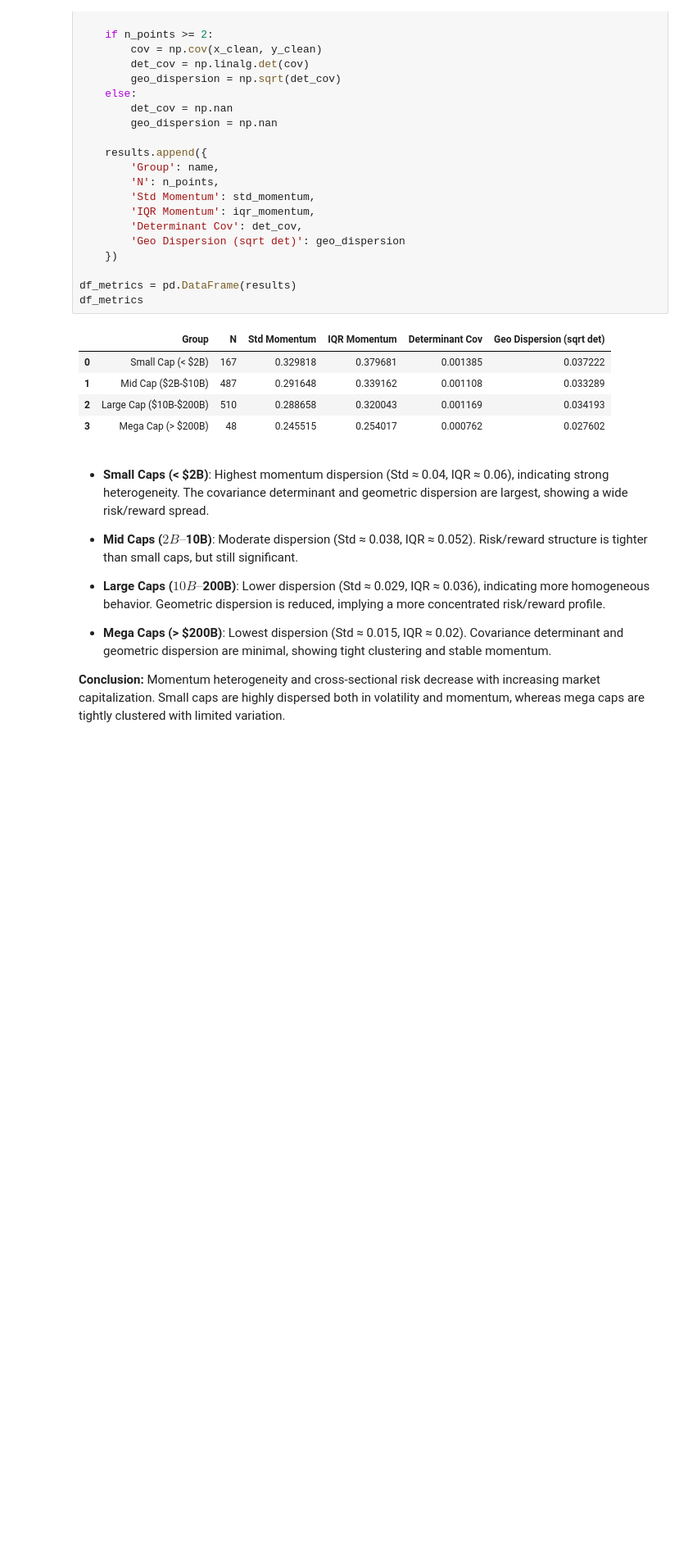
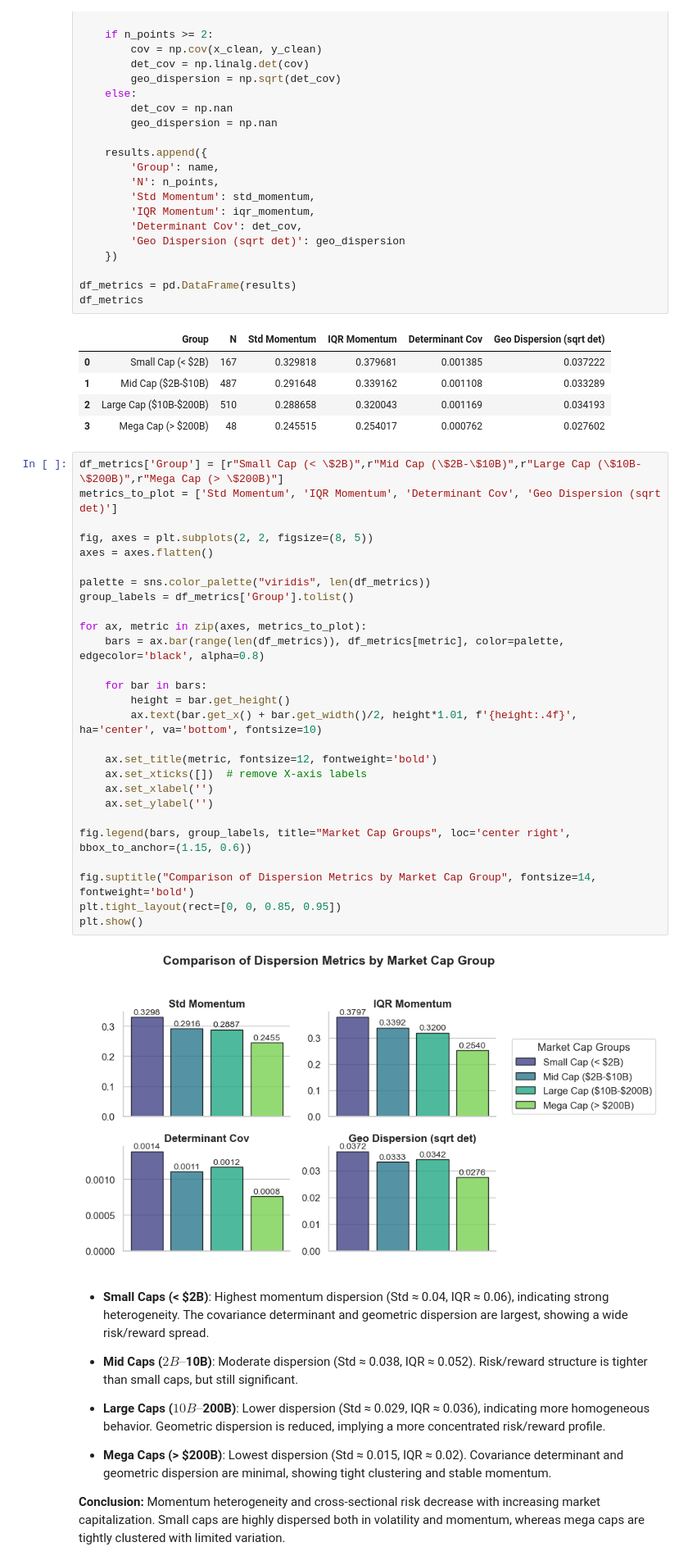
Before and after one commit to mb69-code/Projet_Data_Finance, a Jupyter notebook: Scripts/eda.ipynb, the cells around one changed output. Shown at 82% size. Cells and saved outputs as stored; diff of their text form; blank space fills up the shorter version.

```diff
--- a/Scripts/eda.ipynb
+++ b/Scripts/eda.ipynb
@@ -513,6 +513,35 @@ df_metrics
 | 1 | Mid Cap ($2B-$10B) | 487 | 0.291648 | 0.339162 | 0.001108 | 0.033289 |
 | 2 | Large Cap ($10B-$200B) | 510 | 0.288658 | 0.320043 | 0.001169 | 0.034193 |
 | 3 | Mega Cap (> $200B) | 48 | 0.245515 | 0.254017 | 0.000762 | 0.027602 |
+# %%
+df_metrics['Group'] = [r"Small Cap (< \$2B)",r"Mid Cap (\$2B-\$10B)",r"Large Cap (\$10B-\$200B)",r"Mega Cap (> \$200B)"]
+metrics_to_plot = ['Std Momentum', 'IQR Momentum', 'Determinant Cov', 'Geo Dispersion (sqrt det)']
+
+fig, axes = plt.subplots(2, 2, figsize=(8, 5))
+axes = axes.flatten()
+
+palette = sns.color_palette("viridis", len(df_metrics))
+group_labels = df_metrics['Group'].tolist()
+
+for ax, metric in zip(axes, metrics_to_plot):
+    bars = ax.bar(range(len(df_metrics)), df_metrics[metric], color=palette, edgecolor='black', alpha=0.8)
+
+    for bar in bars:
+        height = bar.get_height()
+        ax.text(bar.get_x() + bar.get_width()/2, height*1.01, f'{height:.4f}', ha='center', va='bottom', fontsize=10)
+
+    ax.set_title(metric, fontsize=12, fontweight='bold')
+    ax.set_xticks([])  # remove X-axis labels
+    ax.set_xlabel('')
+    ax.set_ylabel('')
+
+fig.legend(bars, group_labels, title="Market Cap Groups", loc='center right', bbox_to_anchor=(1.15, 0.6))
+
+fig.suptitle("Comparison of Dispersion Metrics by Market Cap Group", fontsize=14, fontweight='bold')
+plt.tight_layout(rect=[0, 0, 0.85, 0.95])
+plt.show()
+# %% [output]
+[figure, added]
 # %% [markdown]
 - **Small Caps (< $2B)**: Highest momentum dispersion (Std ≈ 0.04, IQR ≈ 0.06), indicating strong heterogeneity. The covariance determinant and geometric dispersion are largest, showing a wide risk/reward spread.
 
```
